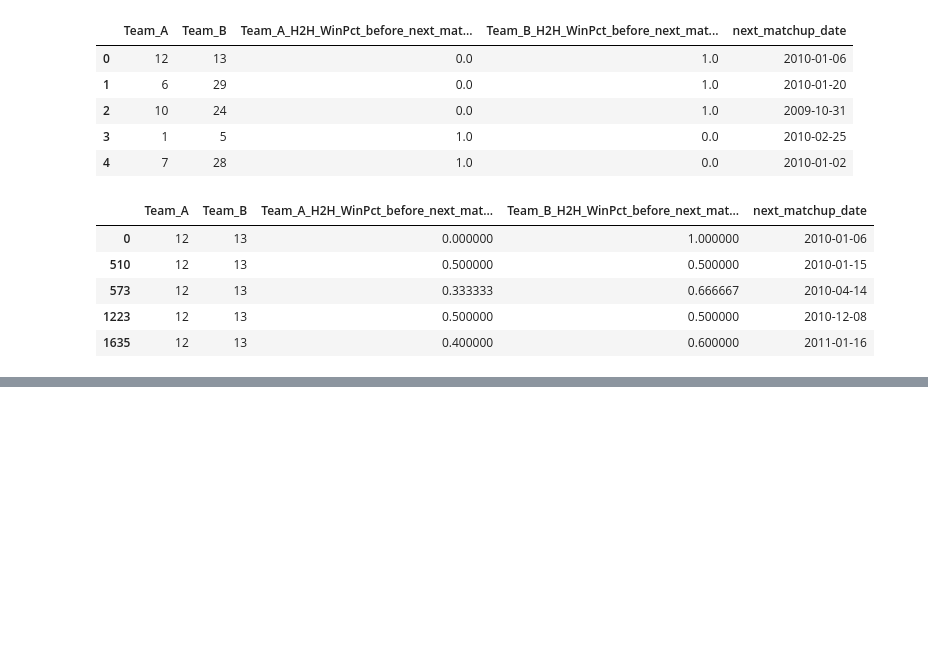
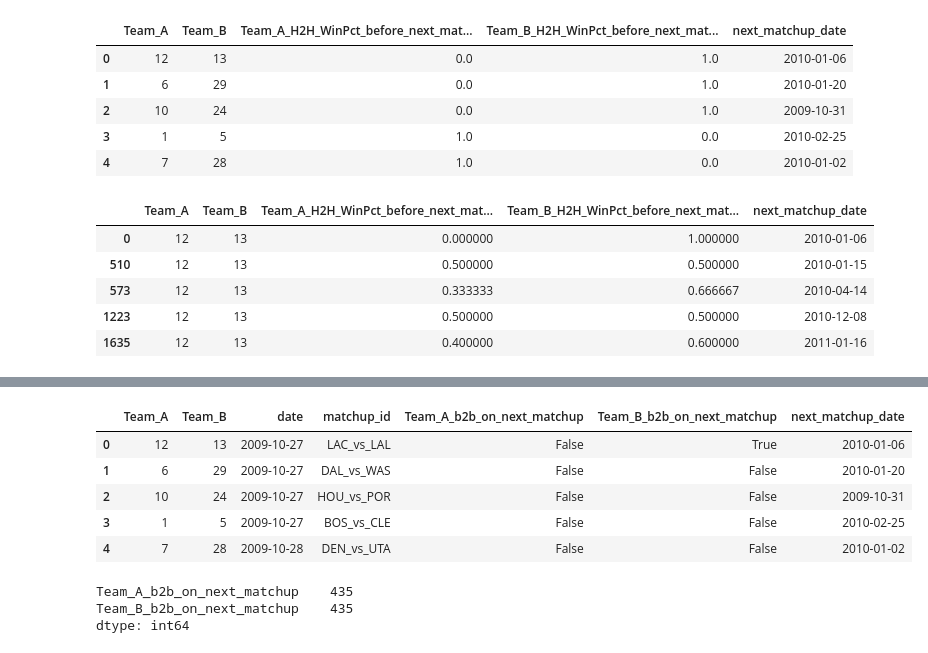
Before and after one commit to sarmad-21/nba_predictive_model, a Jupyter notebook: feature_engineering.ipynb, the cells around one changed output, grey strips where cells are left out. Saved outputs shown, nothing was run; the diff lists cells and outputs as text; code cells hidden in the pictures; blank space fills up the shorter version.

```diff
--- a/feature_engineering.ipynb
+++ b/feature_engineering.ipynb
@@ -670,2 +708,36 @@ excerpt[['Team_A','Team_B', 'Team_A_H2H_WinPct_before_next_matchup','Team_B_H2H_
+# %%
+team_game_log = team_game_log.sort_values(['team', 'date'])
+team_game_log['prev_date'] = team_game_log.groupby('team')['date'].shift(1)
+team_game_log['days_since_prev'] = (team_game_log['date'] - team_game_log['prev_date']).dt.days
+team_game_log['is_b2b'] = team_game_log['days_since_prev'].eq(1)
+b2b_lookup = team_game_log[['team', 'date', 'is_b2b']].copy()
+
+a_lookup = b2b_lookup.rename(columns={
+    'team': 'Team_A',
+    'date': 'next_matchup_date',
+    'is_b2b': 'Team_A_b2b_on_next_matchup'
+})
+df = df.merge(a_lookup, on=['Team_A', 'next_matchup_date'], how='left')
+
+b_lookup = b2b_lookup.rename(columns={
+    'team': 'Team_B',
+    'date': 'next_matchup_date',
+    'is_b2b': 'Team_B_b2b_on_next_matchup'
+})
+df = df.merge(b_lookup, on=['Team_B', 'next_matchup_date'], how='left')
+df[['Team_A','Team_B', 'date','matchup_id','Team_A_b2b_on_next_matchup', 'Team_B_b2b_on_next_matchup','next_matchup_date']].head()
+# %% [output]
+|  | Team_A | Team_B | date | matchup_id | Team_A_b2b_on_next_matchup | Team_B_b2b_on_next_matchup | next_matchup_date |
+| 0 | 12 | 13 | 2009-10-27 | LAC_vs_LAL | False | True | 2010-01-06 |
+| 1 | 6 | 29 | 2009-10-27 | DAL_vs_WAS | False | False | 2010-01-20 |
+| 2 | 10 | 24 | 2009-10-27 | HOU_vs_POR | False | False | 2009-10-31 |
+| 3 | 1 | 5 | 2009-10-27 | BOS_vs_CLE | False | False | 2010-02-25 |
+| 4 | 7 | 28 | 2009-10-28 | DEN_vs_UTA | False | False | 2010-01-02 |
+# %%
+df[['Team_A_b2b_on_next_matchup', 'Team_B_b2b_on_next_matchup']].isna().sum()
+# %% [output]
+Team_A_b2b_on_next_matchup    435
+Team_B_b2b_on_next_matchup    435
+dtype: int64
 # %%
 df = df.dropna(subset=['Team_A_win_next']).reset_index(drop=True)
```
Also changed, not shown: parts of 10 cells of this notebook.
